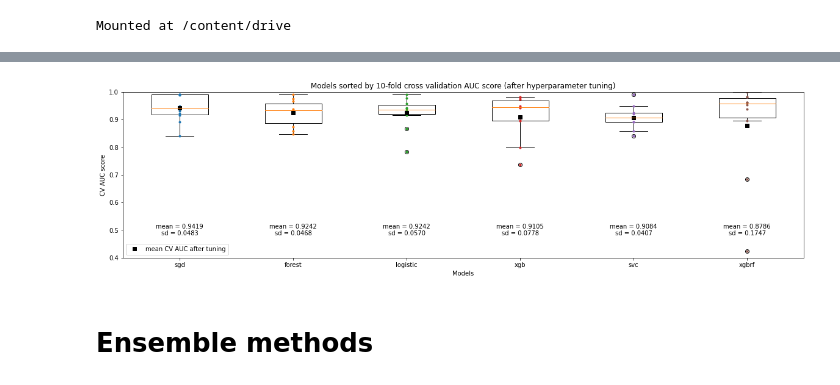
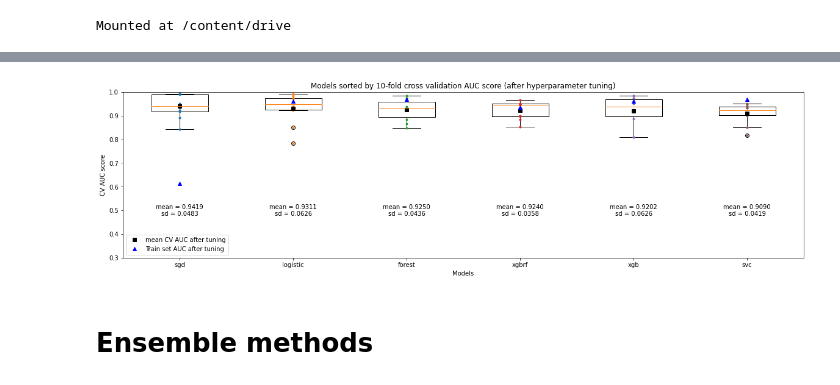
Before and after one commit to WillKWL/Project-NBASeason, a Jupyter notebook: 2_ML_workflow.ipynb, the cells around one changed output, grey strips where cells are left out. Drawn from its saved outputs; the diff is of its cells as text; code cells hidden in the pictures.

Commit message:
found an issue with SGD(loss='modified_huber') after tuning: 0.61 AUC on train set but 0.94 AUC on 10-fold CV AUC, didn't see similar issue with other tuned models

```diff
--- a/2_ML_workflow.ipynb
+++ b/2_ML_workflow.ipynb
@@ -795,13 +806,15 @@ CV AUC: AVG 0.7409 / SD 0.1931 / knn
 CV AUC: AVG 0.6441 / SD 0.2010 / tree
 # %%
 # sort the models and plot the spread of CV AUC scores
-mean_auc = [np.mean(auc) for auc in auc_scores]
-sorted_auc = [i for _, i in sorted(zip(mean_auc, auc_scores), reverse = True)]
+mean_auc = [np.mean(auc) for auc in auc_CVs]
+sorted_auc_CV = [i for _, i in sorted(zip(mean_auc, auc_CVs), reverse = True)]
 sorted_clf = [i for _, i in sorted(zip(mean_auc, list_clf), reverse = True)]
-plt.boxplot(sorted_auc, labels=sorted_clf)
+sorted_auc_train = [i for _, i in sorted(zip(mean_auc, auc_train), reverse = True)]
+plt.boxplot(sorted_auc_CV, labels=sorted_clf)
 # add dots for CV AUC scores
-for i, auc in enumerate(sorted_auc):
+for i, auc in enumerate(sorted_auc_CV):
   plt.plot([i+1]*len(auc), auc, ".")
+# plt.plot([*range(1,len(sorted_auc_CV)+1,1)], sorted_auc_train, "ks")
 plt.title(f"Models sorted by {cv}-fold cross validation AUC score")
 plt.xlabel("Models")
 plt.ylabel("CV AUC score")
@@ -970,7 +983,7 @@ for clf_name, clf in tqdm(shortlisted_clfs.items()):
   random_search = RandomizedSearchCV(full_pipeline,
                                     param_grid,
                                     cv = 10,
-                                    n_iter = 10,
+                                    n_iter = 50,
                                     scoring = "roc_auc",
                                     random_state = 42,
                                     n_jobs = -1,
@@ -1055,32 +1068,36 @@ xgbrf loaded
 tuned_auc = []
 for clf_name, model in tuned_models.items():
   # tuned_auc.append(cross_val_score(model.best_estimator_, season, season_label, cv = 10, scoring='roc_auc'))
-  cv_auc_colindex = [i for i, x in enumerate(model.cv_results_.keys()) if re.search('split\w_test_score', x) is not None]
+  cv_auc_colindex = [i for i, x in enumerate(model.cv_results_.keys()) if re.search('split\w+_test_score', x) is not None]
   tuned_auc.append(pd.DataFrame(model.cv_results_).iloc[model.best_index_,cv_auc_colindex].values)
 # %%
 # sort the models and plot the spread of CV AUC scores
 mean_tuned_auc = [np.mean(auc) for auc in tuned_auc]
+mean_train_auc = [roc_auc_score(season_label, model.best_estimator_.predict_proba(season)[:,1]) for _, model in tuned_models.items()]
 sorted_tuned_auc = [i for _, i in sorted(zip(mean_tuned_auc, tuned_auc), reverse = True)]
 sorted_tuned_clf = [i for _, i in sorted(zip(mean_tuned_auc, tuned_models.keys()), reverse = True)]
+sorted_train_auc = [i for _, i in sorted(zip(mean_tuned_auc, mean_train_auc), reverse = True)]
 # %%
 plt.boxplot(sorted_tuned_auc, labels=sorted_tuned_clf)
 # add dots for CV AUC scores
 for i, auc in enumerate(sorted_tuned_auc):
   plt.plot([i+1]*len(auc), auc, ".")
   plt.annotate(f"mean = {np.mean(auc):0.4f}\nsd = {np.std(auc):0.4f}",(i+1, 0.5), ha = 'center', va = 'center')
 
 plt.plot([*range(1,len(sorted_tuned_auc)+1,1)], sorted(mean_tuned_auc, reverse=True),
          "ks", label = 'mean CV AUC after tuning')
+plt.plot([*range(1,len(sorted_tuned_auc)+1,1)], sorted_train_auc,
+         "b^", label = 'Train set AUC after tuning')
 # plt.plot([*range(1,len(sorted_tuned_auc)+1,1)], [mean_auc[list_clf.index(x)] for x in sorted_tuned_clf],
 #          "k^", label = 'mean CV AUC before tuning')
 plt.legend()
 plt.title(f"Models sorted by 10-fold cross validation AUC score (after hyperparameter tuning)")
 plt.xlabel("Models")
-plt.ylim(0.4,1)
+plt.ylim(0.3,1)
 plt.ylabel("CV AUC score")
 plt.show()
 # %% [output]
-[figure, old version]
+[figure, new version]
 # %% [markdown]
 # Ensemble methods
 # %%
```
Also changed, not shown: parts of 10 cells of this notebook.
